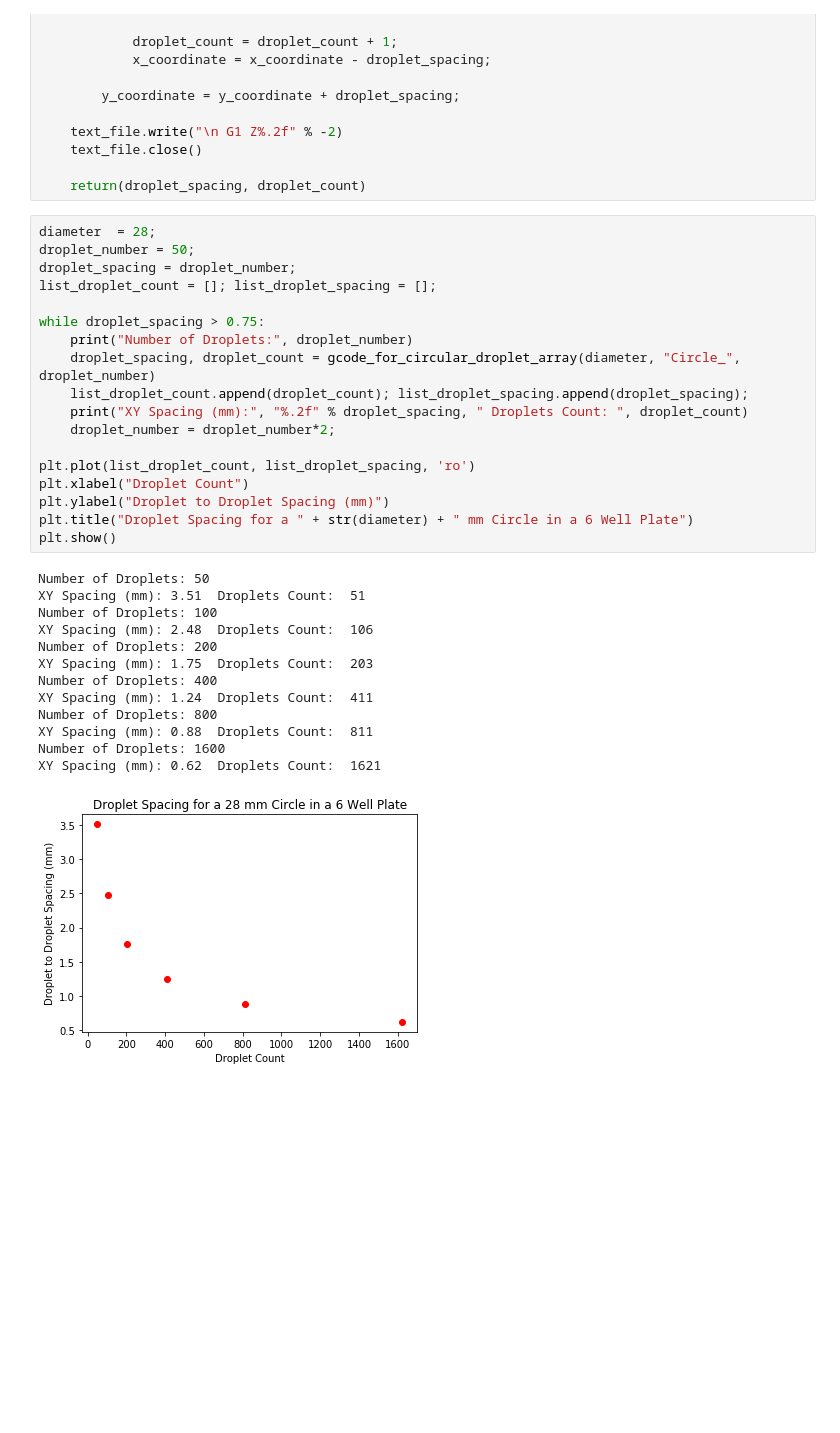
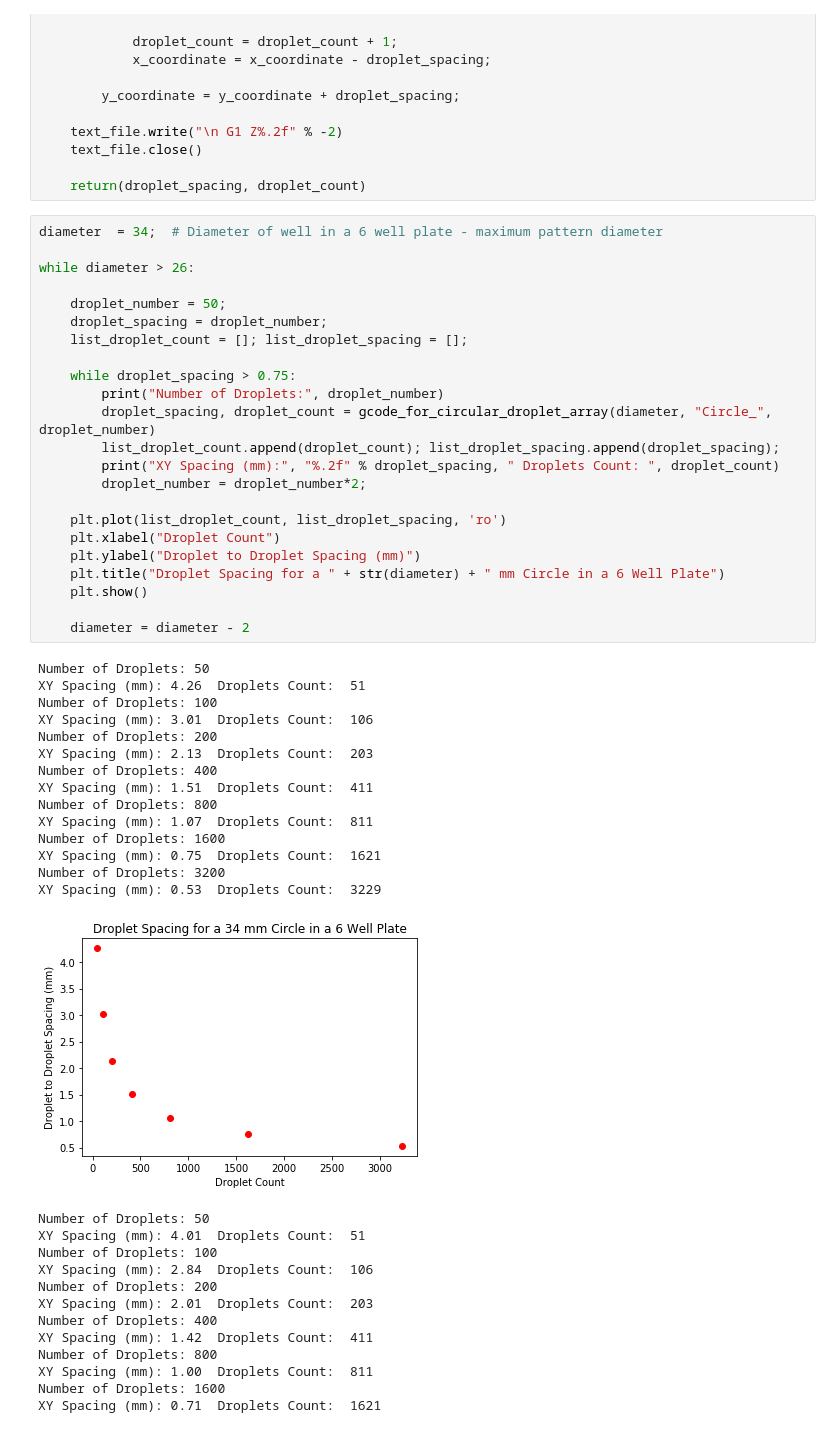
Before and after one commit to jesnyder/Additive_Manufacturing, a Jupyter notebook: GCODE/Droplet Array/Gcode for Droplets in Circle Based on Droplet Number.ipynb, the cells around one changed output. Saved outputs shown, nothing was run; the diff lists cells and outputs as text; blank space fills up the shorter version.

Commit message:
Eddited gcode generator to take the radius of the pattern as a variable.

```diff
--- a/GCODE/Droplet Array/Gcode for Droplets in Circle Based on Droplet Number.ipynb
+++ b/GCODE/Droplet Array/Gcode for Droplets in Circle Based on Droplet Number.ipynb
@@ -71,34 +71,53 @@ def gcode_for_circular_droplet_array(diameter, name, droplet_number):
 
     return(droplet_spacing, droplet_count)
 # %%
-diameter  = 28;
-droplet_number = 50;
-droplet_spacing = droplet_number;
-list_droplet_count = []; list_droplet_spacing = [];
+diameter  = 34;  # Diameter of well in a 6 well plate - maximum pattern diameter
 
-while droplet_spacing > 0.75:
-    print("Number of Droplets:", droplet_number)
-    droplet_spacing, droplet_count = gcode_for_circular_droplet_array(diameter, "Circle_", droplet_number)
-    list_droplet_count.append(droplet_count); list_droplet_spacing.append(droplet_spacing);
-    print("XY Spacing (mm):", "%.2f" % droplet_spacing, " Droplets Count: ", droplet_count)
-    droplet_number = droplet_number*2;
+while diameter > 26:
 
-plt.plot(list_droplet_count, list_droplet_spacing, 'ro')
-plt.xlabel("Droplet Count")
-plt.ylabel("Droplet to Droplet Spacing (mm)")
-plt.title("Droplet Spacing for a " + str(diameter) + " mm Circle in a 6 Well Plate")
-plt.show()
+    droplet_number = 50;
+    droplet_spacing = droplet_number;
+    list_droplet_count = []; list_droplet_spacing = [];
+
+    while droplet_spacing > 0.75:
+        print("Number of Droplets:", droplet_number)
+        droplet_spacing, droplet_count = gcode_for_circular_droplet_array(diameter, "Circle_", droplet_number)
+        list_droplet_count.append(droplet_count); list_droplet_spacing.append(droplet_spacing);
+        print("XY Spacing (mm):", "%.2f" % droplet_spacing, " Droplets Count: ", droplet_count)
+        droplet_number = droplet_number*2;
+
+    plt.plot(list_droplet_count, list_droplet_spacing, 'ro')
+    plt.xlabel("Droplet Count")
+    plt.ylabel("Droplet to Droplet Spacing (mm)")
+    plt.title("Droplet Spacing for a " + str(diameter) + " mm Circle in a 6 Well Plate")
+    plt.show()
+
+    diameter = diameter - 2
 # %% [output]
 Number of Droplets: 50
-XY Spacing (mm): 3.51  Droplets Count:  51
+XY Spacing (mm): 4.26  Droplets Count:  51
 Number of Droplets: 100
-XY Spacing (mm): 2.48  Droplets Count:  106
+XY Spacing (mm): 3.01  Droplets Count:  106
 Number of Droplets: 200
-XY Spacing (mm): 1.75  Droplets Count:  203
+XY Spacing (mm): 2.13  Droplets Count:  203
 Number of Droplets: 400
-XY Spacing (mm): 1.24  Droplets Count:  411
+XY Spacing (mm): 1.51  Droplets Count:  411
 Number of Droplets: 800
-XY Spacing (mm): 0.88  Droplets Count:  811
+XY Spacing (mm): 1.07  Droplets Count:  811
 Number of Droplets: 1600
-XY Spacing (mm): 0.62  Droplets Count:  1621
+XY Spacing (mm): 0.75  Droplets Count:  1621
+Number of Droplets: 3200
+XY Spacing (mm): 0.53  Droplets Count:  3229
-[figure, old version]
+[figure, new version]
+Number of Droplets: 50
+XY Spacing (mm): 4.01  Droplets Count:  51
+Number of Droplets: 100
+XY Spacing (mm): 2.84  Droplets Count:  106
+Number of Droplets: 200
+XY Spacing (mm): 2.01  Droplets Count:  203
+Number of Droplets: 400
+XY Spacing (mm): 1.42  Droplets Count:  411
+Number of Droplets: 800
+XY Spacing (mm): 1.00  Droplets Count:  811
+Number of Droplets: 1600
+XY Spacing (mm): 0.71  Droplets Count:  1621
```
Also changed, not shown: parts of 1 cell of this notebook, 31 other files.
